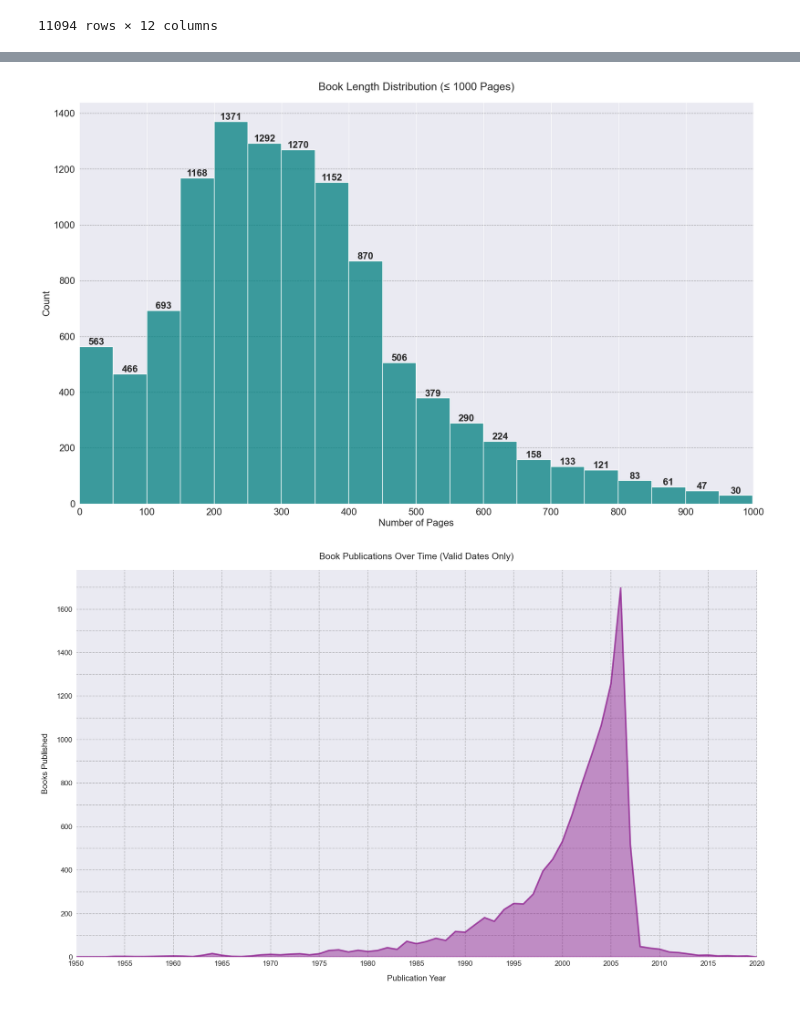
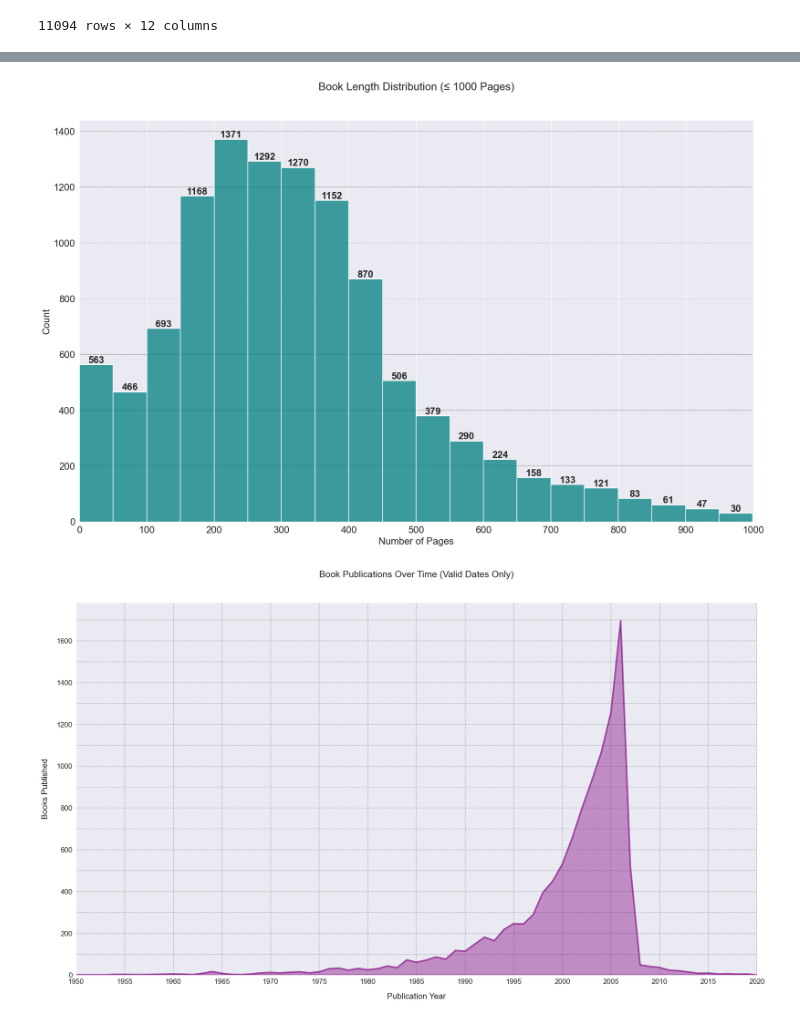
Before and after one commit to amdla/Data-visualisation, a Jupyter notebook: ksiazki/gotowy.ipynb, the cells around one changed output, grey strips where cells are left out. Cells and saved outputs as stored; diff of their text form; code cells hidden in the pictures.

```diff
--- a/ksiazki/gotowy.ipynb
+++ b/ksiazki/gotowy.ipynb
@@ -87,71 +82,58 @@ plt.show()
 # %%
 plt.figure(figsize=(20, 12))
 
-# Filter data to only include books with <= 1000 pages
 filtered_df = df[df['num_pages'] <= 1000]
 
-# Create bins every 50 units (1000/20=50)
 ax = sns.histplot(filtered_df['num_pages'], bins=20, color='teal')
 
-# Bar labels
 for p in ax.patches:
     if p.get_height() > 0:
         ax.text(p.get_x() + p.get_width()/2., p.get_height(),
                 f'{int(p.get_height())}',
                 ha='center', va='bottom', fontsize=16, fontweight='bold')
 
-# Styling - set x-axis ticks every 100 units
-plt.xticks(np.arange(0, 1001, 100), fontsize=16)  # Labels every 100 units
+plt.xticks(np.arange(0, 1001, 100), fontsize=16)
 plt.xlabel('Number of Pages', fontsize=16)
 plt.ylabel('Count', fontsize=16)
-plt.xlim([0, 1000])  # Ensures x-axis stops at 1000
+plt.xlim([0, 1000])
 plt.yticks(fontsize=16)
 plt.grid(axis='y', linestyle='--', alpha=0.7, color='gray')
-plt.title('Book Length Distribution (≤ 1000 Pages)', fontsize=18, pad=20)
+plt.title('Book Length Distribution (≤ 1000 Pages)', fontsize=18, pad=50)
 
 plt.show()
 # %% [output]
-[figure, old version]
+[figure, new version]
 # %%
 import matplotlib.ticker as ticker
 
 plt.figure(figsize=(20, 12))
 
-# Convert to datetime with error handling
 df['year'] = pd.to_datetime(
     df['publication_date'],
     errors='coerce',
     format='mixed'
 ).dt.year
 
-# Drop rows with invalid dates
 df_clean = df.dropna(subset=['year'])
 
-# Filter and count years (1900-2020)
 year_counts = df_clean['year'].value_counts().sort_index().loc[1900:2020]
 
-# Create plot
 ax = year_counts.plot(kind='area', color='purple', alpha=0.4, linewidth=3)
 
-# Enhanced grid - both x and y, more visible
 plt.grid(which='both', linestyle='--', alpha=0.5, linewidth=1.2, color='gray')
 
-# X-axis ticks every 10 years
 plt.xticks(np.arange(1900, 2021, 5), fontsize=14)
 plt.yticks(fontsize=14)
 
-# Minor ticks for denser grid (optional)
-ax.xaxis.set_minor_locator(ticker.MultipleLocator(5))  # Every 5 years
-ax.yaxis.set_minor_locator(ticker.AutoMinorLocator(2))  # Auto minor ticks for y
+ax.xaxis.set_minor_locator(ticker.MultipleLocator(5))
+ax.yaxis.set_minor_locator(ticker.AutoMinorLocator(2))
 
-# Labels and title
 plt.xlabel('Publication Year', fontsize=16, labelpad=15)
 plt.ylabel('Books Published', fontsize=16, labelpad=15)
-plt.title('Book Publications Over Time (Valid Dates Only)', fontsize=18, pad=20)
+plt.title('Book Publications Over Time (Valid Dates Only)', fontsize=18, pad=50)
 plt.xlim(1950, 2020)
 
-# Adjust layout to prevent label cutoff
 plt.tight_layout()
 plt.show()
 # %% [output]
-[figure, old version]
+[figure, new version]
```
Also changed, not shown: parts of 5 cells of this notebook, 2 other files.
